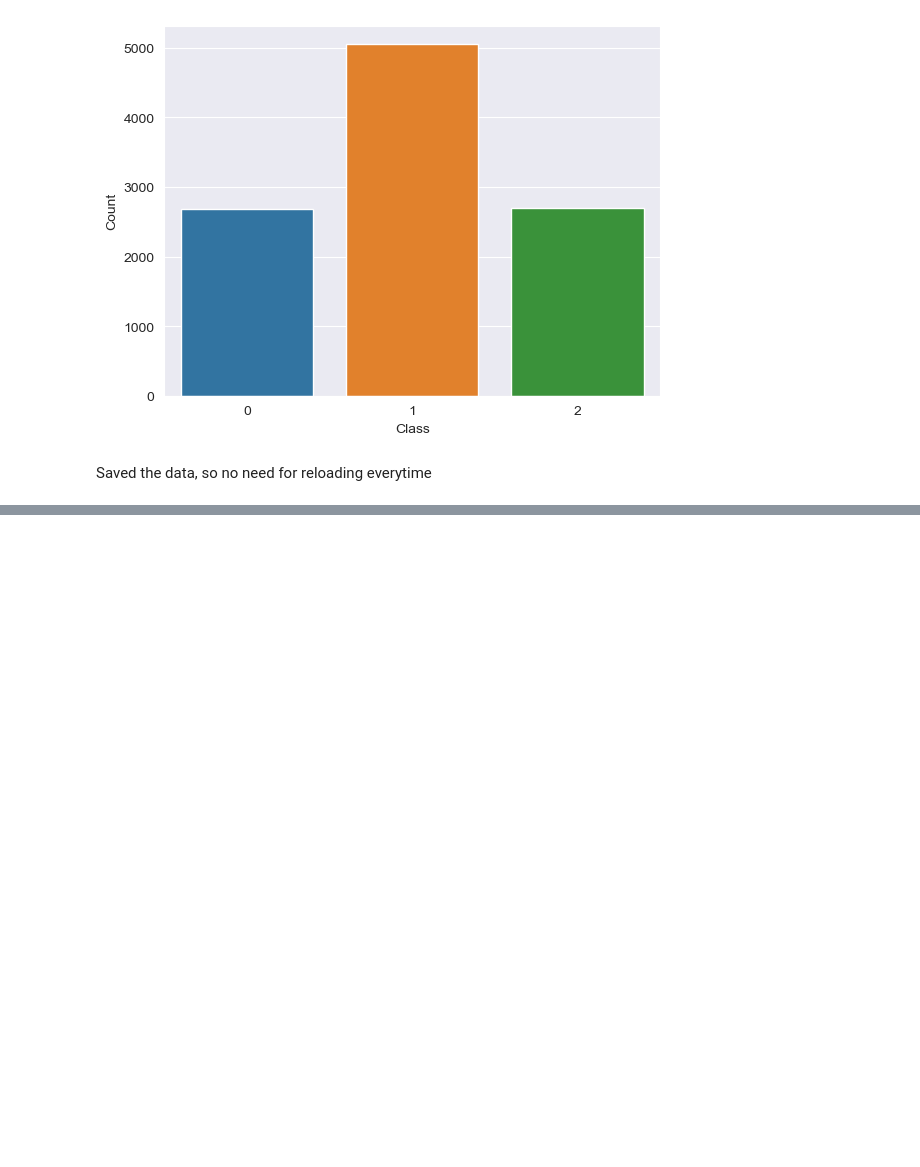
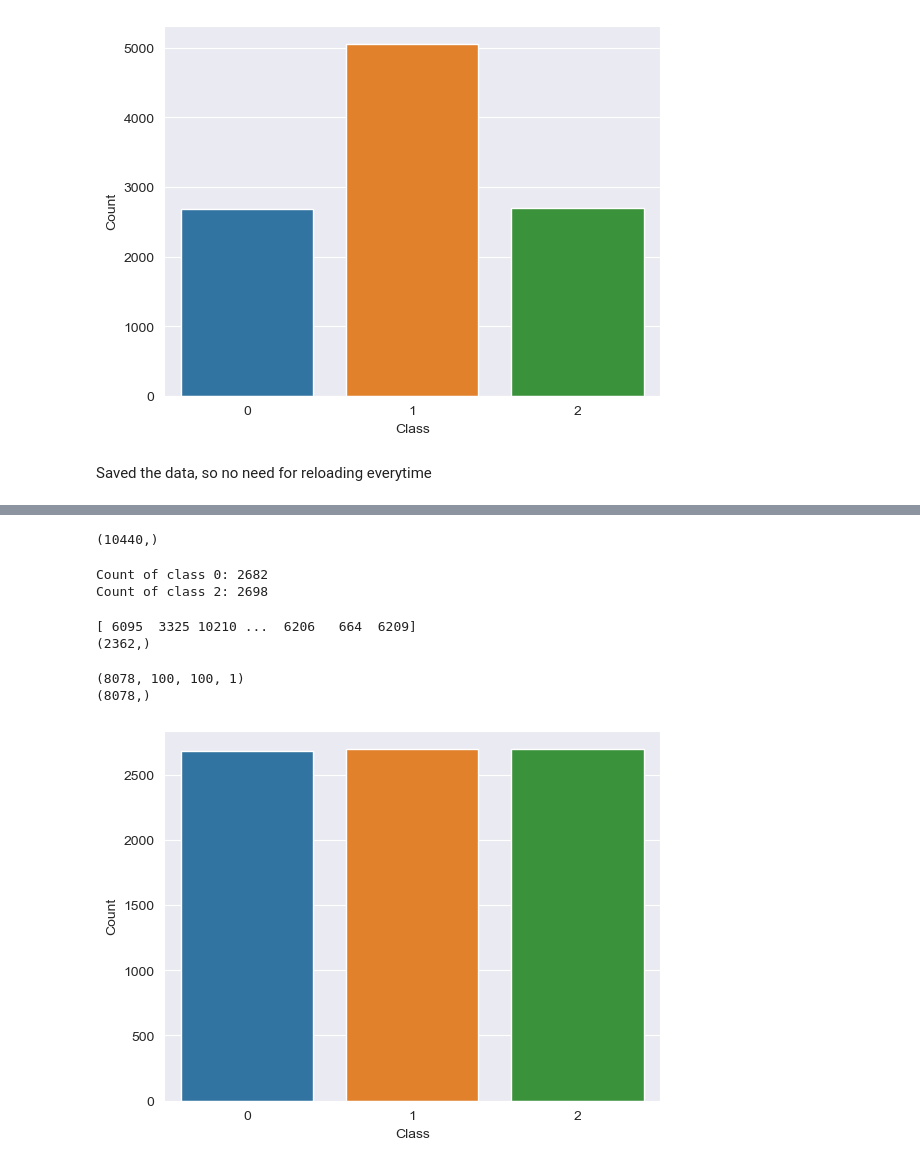
Before and after one commit to domomm/MLcourse, a Jupyter notebook: ML_notebook.ipynb, the cells around one changed output, grey strips where cells are left out. Saved outputs shown, nothing was run; the diff lists cells and outputs as text; code cells hidden in the pictures; blank space fills up the shorter version.

```diff
--- a/ML_notebook.ipynb
+++ b/ML_notebook.ipynb
@@ -285,0 +310,48 @@ np.save("savedData/aug_y_train.npy", augmented_labels)
+# %%
+print(augmented_labels.shape)
+# %% [output]
+(10440,)
+# %%
+class_0_indices = np.where(augmented_labels == 0)[0]
+class_2_indices = np.where(augmented_labels == 2)[0]
+class_1_indices = np.where(augmented_labels == 1)[0]
+# Count the occurrences of class 0 and 2
+count_class_1 = len(class_1_indices)
+count_class_0 = len(class_0_indices)
+count_class_2 = len(class_2_indices)
+
+print(f"Count of class 0: {count_class_0}")
+print(f"Count of class 1: {count_class_1}")
+print(f"Count of class 2: {count_class_2}")
+# %% [output]
+Count of class 0: 2682
+Count of class 2: 2698
+# %%
+images_to_remove = count_class_1-count_class_2
+# %%
+
+np.random.shuffle(class_1_indices)
+
+# Get the indices to remove
+indices_to_remove = class_1_indices[:images_to_remove]
+print(indices_to_remove)
+print(indices_to_remove.shape)
+# %% [output]
+[ 6095  3325 10210 ...  6206   664  6209]
+(2362,)
+# %%
+augmented_images_filtered = np.delete(augmented_images, indices_to_remove, axis=0)
+augmented_labels_filtered = np.delete(augmented_labels, indices_to_remove)
+# %%
+print(augmented_images_filtered.shape)
+print(augmented_labels_filtered.shape)
+
+sns.set_style('darkgrid')
+sns.countplot(x=augmented_labels_filtered)
+plt.xlabel("Class")
+plt.ylabel("Count")
+plt.show()
+# %% [output]
+(8078, 100, 100, 1)
+(8078,)
+[figure, added]
```
Also changed, not shown: parts of 2 cells of this notebook, 2 other files.
